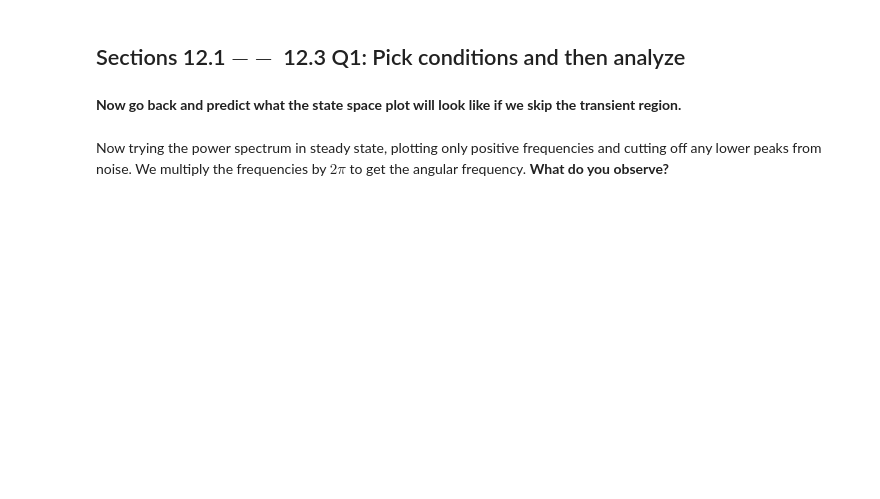
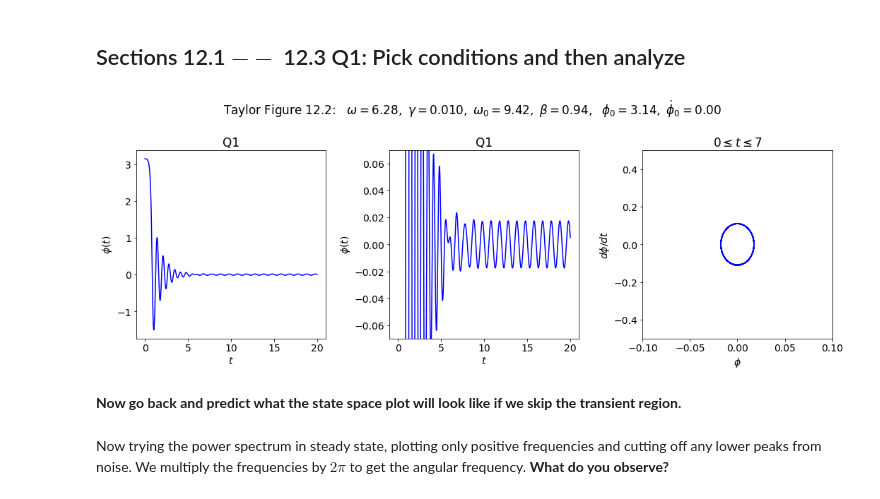
Before and after one commit to furnstahl/5300-notebooks, a Jupyter notebook: week_3/Multiple_pendulum_plots_Section_12.3.ipynb, the cells around one changed output. Cells and saved outputs as stored; diff of their text form; code cells hidden in the pictures; blank space fills up the shorter version.

```diff
--- a/week_3/Multiple_pendulum_plots_Section_12.3.ipynb
+++ b/week_3/Multiple_pendulum_plots_Section_12.3.ipynb
@@ -119,6 +119,9 @@ def plot_y_vs_x(x, y, axis_labels=None, label=None, title=None,
     return ax, line
 # %%
 def start_stop_indices(t_pts, plot_start, plot_stop):
+    """Given an array (e.g., of times) and desired starting and stop values,
+        return the array indices that are closest to those values.
+    """
     start_index = (np.fabs(t_pts-plot_start)).argmin()  # index in t_pts array
     stop_index = (np.fabs(t_pts-plot_stop)).argmin()  # index in t_pts array
     return start_index, stop_index
@@ -287,34 +294,38 @@ plot_y_vs_x(t_pts[start : stop], phi[start : stop],
             axis_labels=phi_vs_time_labels,
             color='blue',
             label=None,
             title='Q1',
             ax=ax_a)
 
 # second plot: same as first but scaled up
 ax_b = fig.add_subplot(1,3,2)
 
 start, stop = start_stop_indices(t_pts, 0., 20.)
 plot_y_vs_x(t_pts[start : stop], phi[start : stop],
             axis_labels=phi_vs_time_labels,
             color='blue',
             label=None,
             title='Q1',
             ax=ax_b)
 ax_b.set_ylim(-0.07, 0.07)
 
 # third plot: state space plot from t=0 to t=7
 ax_c = fig.add_subplot(1,3,3)
 
-start, stop = start_stop_indices(t_pts, 0., 7.)
+start, stop = start_stop_indices(t_pts, 10., 20.)
 plot_y_vs_x(phi[start : stop], phi_dot[start : stop],
             axis_labels=state_space_labels,
             color='blue',
             label=None,
             title=rf'$0 \leq t \leq 7$',
             ax=ax_c)
+ax_c.set_xlim(-.1, .1)
+ax_c.set_ylim(-.5, .5)
 
 fig.tight_layout()
 fig.savefig('Section_12.3_Q1.png', bbox_inches='tight')  # always bbox_inches='tight'
+# %% [output]
+[figure, added]
 # %% [markdown]
 **Now go back and predict what the state space plot will look like if we skip the transient region.**
 # %% [markdown]
```
Also changed, not shown: parts of 5 cells of this notebook, 5 other files.
